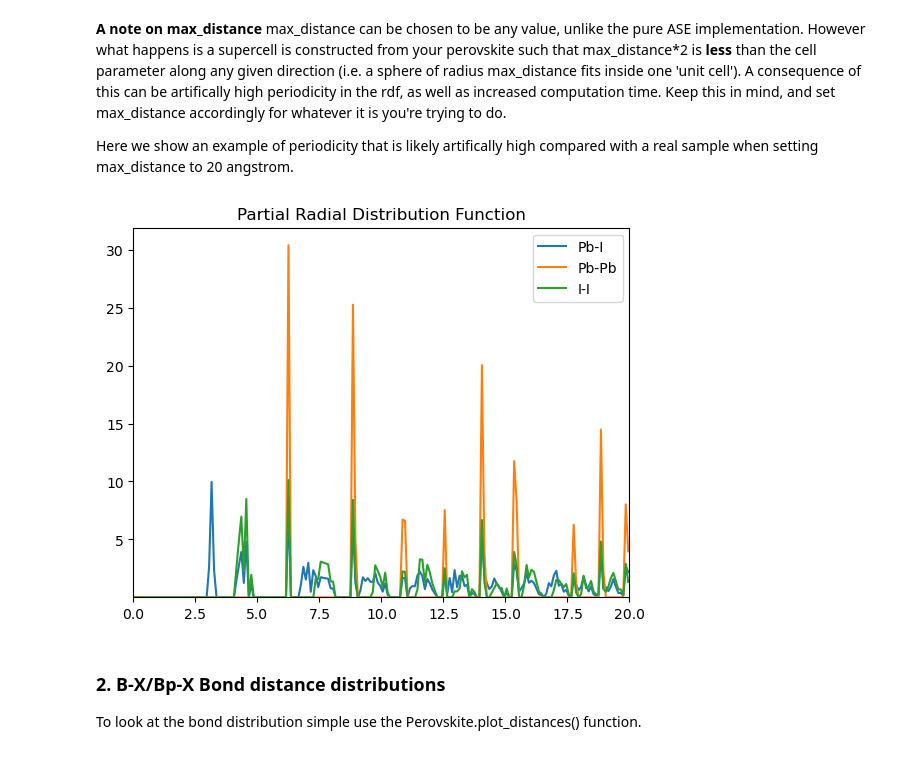
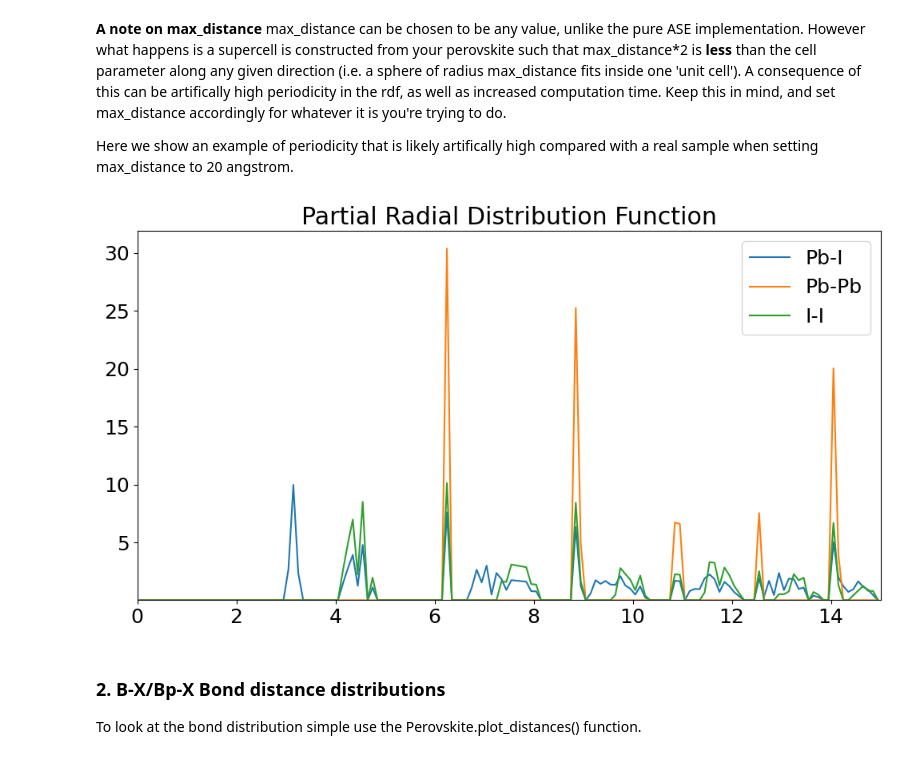
Before and after one commit to r2stanton/pyrovskite, a Jupyter notebook: examples/Perovskite_geometry.ipynb, the cells around one changed output. Saved outputs shown, nothing was run; the diff lists cells and outputs as text; code cells hidden in the pictures.

Commit message:
Updated example notebooks

```diff
--- a/examples/Perovskite_geometry.ipynb
+++ b/examples/Perovskite_geometry.ipynb
@@ -15,7 +15,7 @@ Let's use mapbi3 to demonstrate some of these things. Pure defaults correspond t
 - normalization which is independent of the # of atoms in the pairwise rdf
 - subsequent normalization setting the peak of the spectra to 1
 # %%
-perov = Perovskite("example.cif", B = "Pb", X = "I")
+perov = Perovskite("../tests/data/mapbi3.cif", B = "Pb", X = "I")
 
 # The default
 perov.plot_rdf()
@@ -35,9 +35,9 @@ max_distance can be chosen to be any value, unlike the pure ASE implementation.
 
 Here we show an example of periodicity that is likely artifically high compared with a real sample when setting max_distance to 20 angstrom.
 # %%
-perov.plot_rdf(max_dist = 20, mode='ase')
+perov.plot_rdf(max_dist = 15, mode='ase')
 # %% [output]
-[figure, old version]
+[figure, new version]
 # %% [markdown]
 ### 2. B-X/Bp-X Bond distance distributions
 
```
Also changed, not shown: parts of 8 cells of this notebook, 2 other files.
